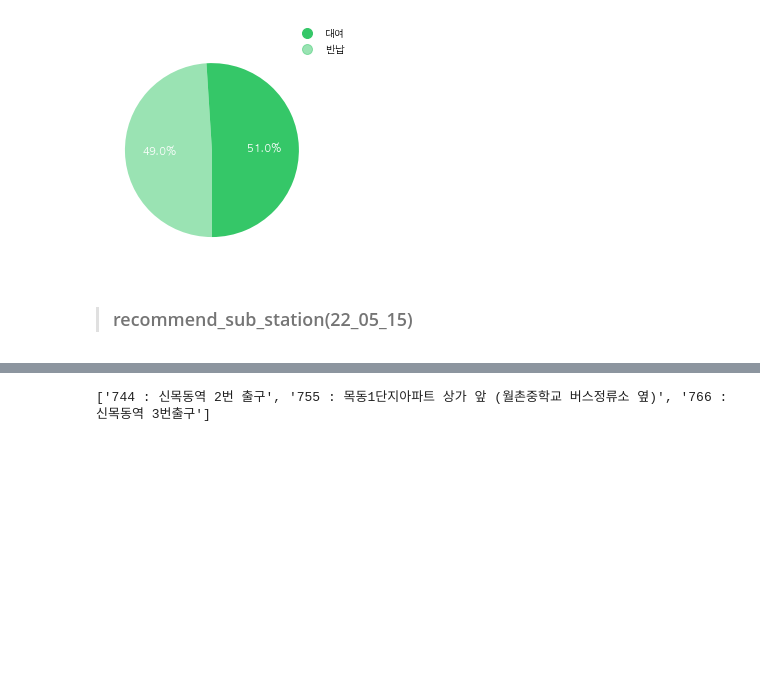
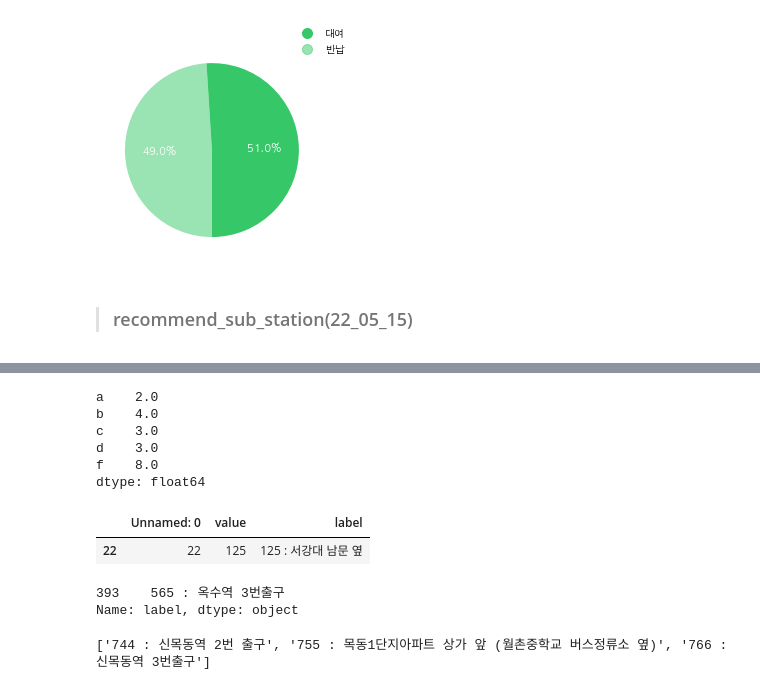
Before and after one commit to yangoos57/seoulBikeProject, a Jupyter notebook: dashboard/plots.ipynb, the cells around one changed output, grey strips where cells are left out. Drawn from its saved outputs; the diff is of its cells as text; code cells hidden in the pictures; blank space fills up the shorter version.

```diff
--- a/dashboard/plots.ipynb
+++ b/dashboard/plots.ipynb
@@ -485,3 +631,27 @@ recommend_sub_station(test_data[0],754,near_sub, station, bike_info).frequent_es
+# %%
+a = pd.Series({'a':1,'b':2,'c':3,'f':4})
+b = pd.Series({'a':1,'b':2,'d':3,'f':4})
+a.add(b, fill_value=0)
+# %% [output]
+a    2.0
+b    4.0
+c    3.0
+d    3.0
+f    8.0
+dtype: float64
+# %%
+bike_info[bike_info.label.str.contains('서강대 남문')]
+# %% [output]
+|  | Unnamed: 0 | value | label |
+| 22 | 22 | 125 | 125 : 서강대 남문 옆 |
+# %%
+num = 565
+
+test_data = raw_data(filtered_data, num)
+recommend_sub_station(test_data[0],num,near_sub, station, bike_info).plotly_image()
+# %% [output]
+393    565 : 옥수역 3번출구
+Name: label, dtype: object
 # %%
 data = (
     test_data[0]
```
Also changed, not shown: parts of 5 cells of this notebook, 10 other files.
